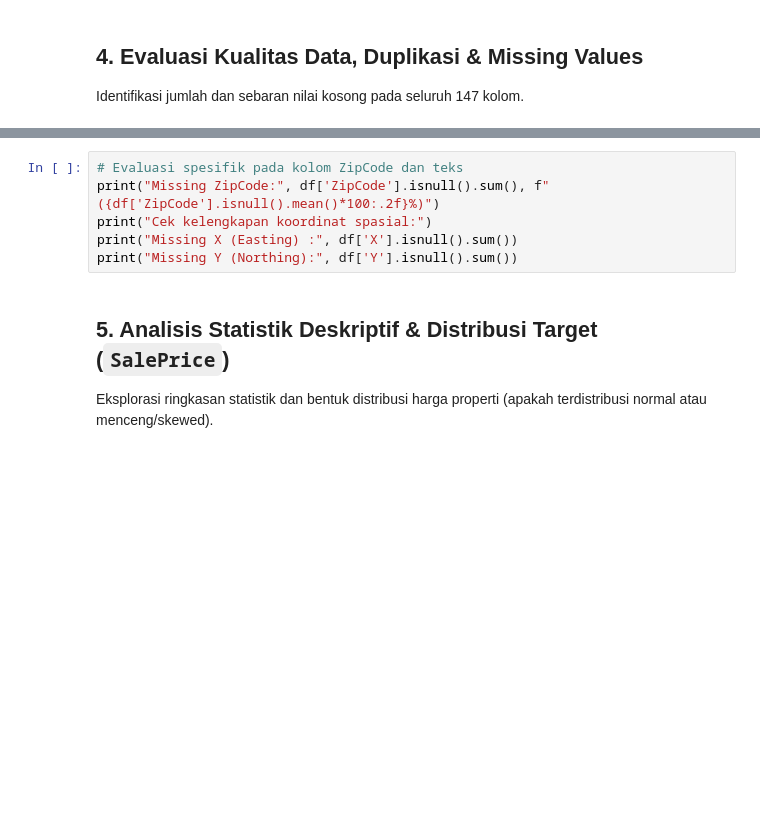
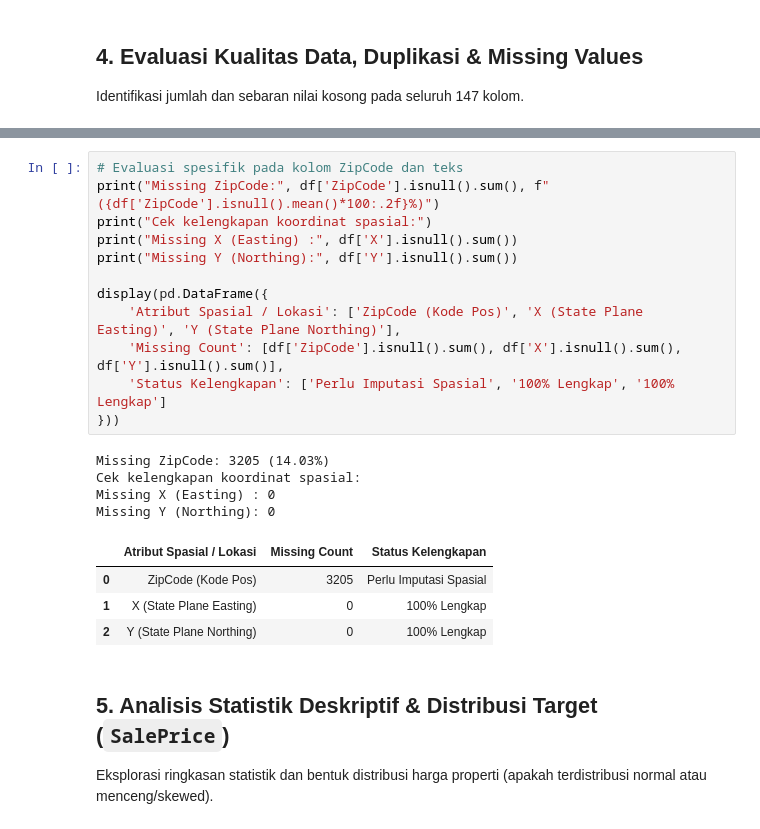
Before and after one commit to ramadhan-imanur/kingcounty-avm-realestate, a Jupyter notebook: notebooks/01_eda.ipynb, the cells around one changed output, grey strips where cells are left out. Cells and saved outputs as stored; diff of their text form; blank space fills up the shorter version.

```diff
--- a/notebooks/01_eda.ipynb
+++ b/notebooks/01_eda.ipynb
@@ -54,9 +87,24 @@ display(missing_df.head(15))
 # %%
 # Evaluasi spesifik pada kolom ZipCode dan teks
 print("Missing ZipCode:", df['ZipCode'].isnull().sum(), f"({df['ZipCode'].isnull().mean()*100:.2f}%)")
 print("Cek kelengkapan koordinat spasial:")
 print("Missing X (Easting) :", df['X'].isnull().sum())
 print("Missing Y (Northing):", df['Y'].isnull().sum())
+
+display(pd.DataFrame({
+    'Atribut Spasial / Lokasi': ['ZipCode (Kode Pos)', 'X (State Plane Easting)', 'Y (State Plane Northing)'],
+    'Missing Count': [df['ZipCode'].isnull().sum(), df['X'].isnull().sum(), df['Y'].isnull().sum()],
+    'Status Kelengkapan': ['Perlu Imputasi Spasial', '100% Lengkap', '100% Lengkap']
+}))
+# %% [output]
+Missing ZipCode: 3205 (14.03%)
+Cek kelengkapan koordinat spasial:
+Missing X (Easting) : 0
+Missing Y (Northing): 0
+|  | Atribut Spasial / Lokasi | Missing Count | Status Kelengkapan |
+| 0 | ZipCode (Kode Pos) | 3205 | Perlu Imputasi Spasial |
+| 1 | X (State Plane Easting) | 0 | 100% Lengkap |
+| 2 | Y (State Plane Northing) | 0 | 100% Lengkap |
 # %% [markdown]
 ## 5. Analisis Statistik Deskriptif & Distribusi Target (`SalePrice`)
 Eksplorasi ringkasan statistik dan bentuk distribusi harga properti (apakah terdistribusi normal atau menceng/skewed).
```
Also changed, not shown: parts of 7 cells of this notebook, 17 other files.
